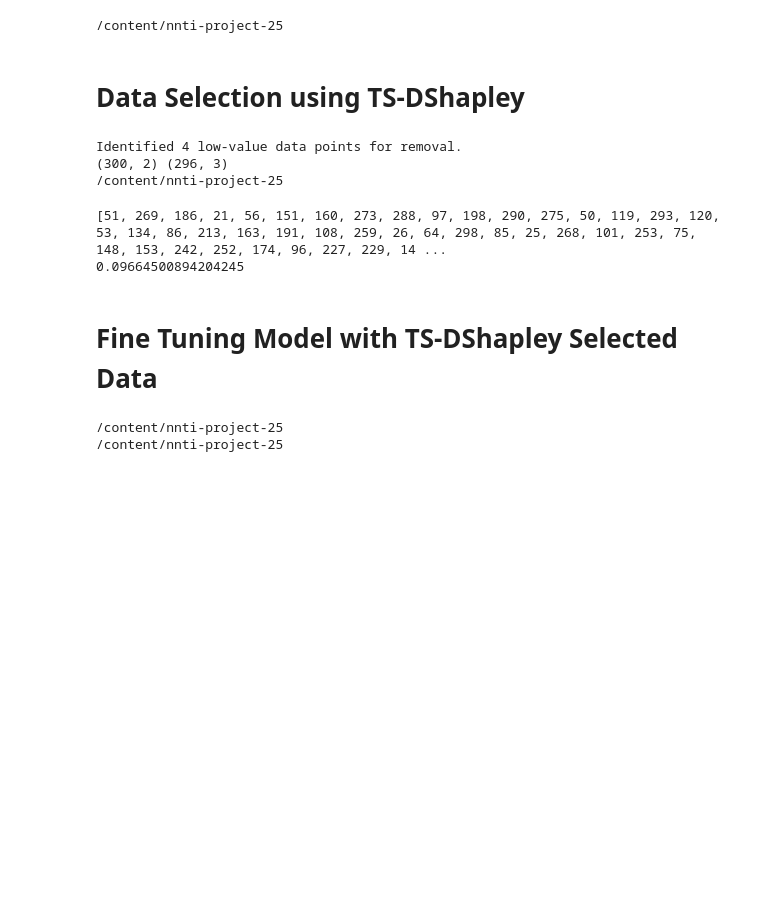
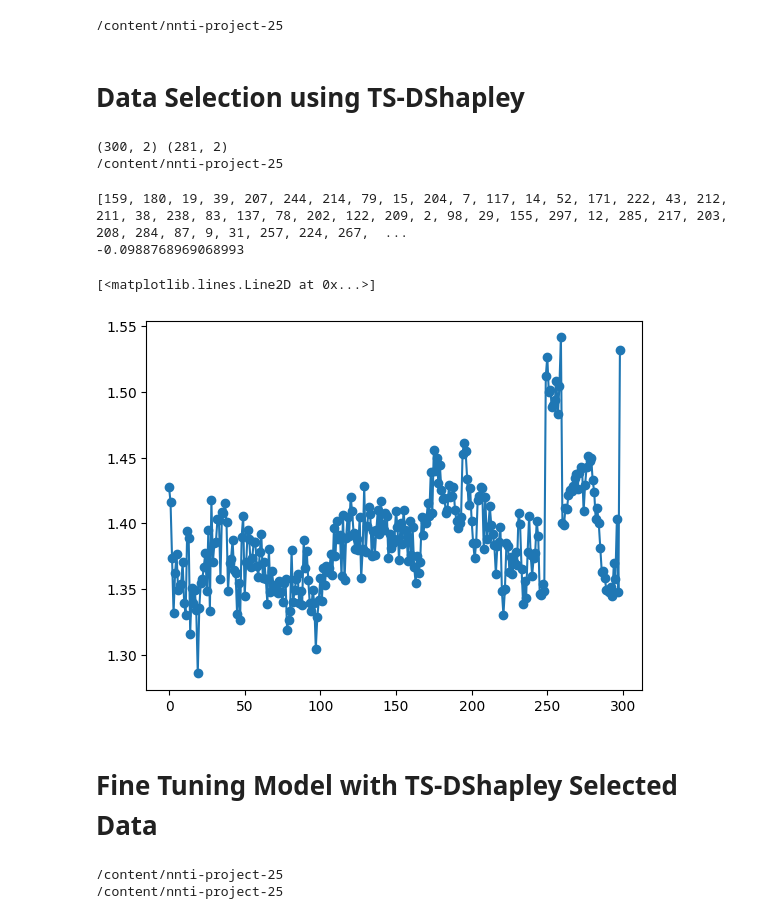
Before and after one commit to fas38/nnti-project-25, a Jupyter notebook: task_03.ipynb, the cells around one changed output. Saved outputs shown, nothing was run; the diff lists cells and outputs as text; code cells hidden in the pictures; blank space fills up the shorter version.

Commit message:
ts-dshapley change is sorting order

```diff
--- a/task_03.ipynb
+++ b/task_03.ipynb
@@ -501,7 +501,7 @@ class TS_DShapley:
       for _ in range(self.num_subsets):
           # subset_size = random.randint(len(self.representations) // 2, len(self.representations)) # selecting half to full set as subset
           subset_size = random.randint((len(self.representations)*0.5) // 2, (len(self.representations)*0.5)) # selecting half to 0.5 * full set as subset
-          subset_size = int(len(self.representations) * 0.3) # selecting fraction of the dataset as subset
+          # subset_size = int(len(self.representations) * 0.3) # selecting fraction of the dataset as subset
           subset_indices = random.sample(range(len(self.representations)), subset_size)
           self.sampled_subsets.append(subset_indices)
 
@@ -623,7 +623,7 @@ class TS_DShapley:
     Returns:
         Indices of instances to be removed.
     """
-    sorted_indices = sorted(self.shapley_values, key=self.shapley_values.__getitem__) # Sort in ascending order
+    sorted_indices = sorted(self.shapley_values, key=self.shapley_values.__getitem__, reverse=True) # Sort in descending order
     # sorted_indices = [i for i in sorted(self.shapley_values, key=self.shapley_values.__getitem__) if i in ext_indices] # # Sort in ascending order and only consider external datapoints
     validation_scores = []
 
@@ -639,7 +639,7 @@ class TS_DShapley:
 
     best_num_to_remove = np.argmin(validation_scores)
 
-    return sorted_indices[:best_num_to_remove], self.shapley_values  # Return indices of lowest-value instances to remove
+    return sorted_indices[:best_num_to_remove], self.shapley_values, validation_scores  # Return indices of lowest-value instances to remove
 # %% [markdown]
 # Setting Up Model and Data
 # %%
@@ -706,7 +706,7 @@ ts_dshapley.apply_pca()
 ts_dshapley.generate_sampling_chains()
 ts_dshapley.compute_marginal_contributions()
 ts_dshapley.aggregate_shapley_values()
-low_value_indices, shapley_values = ts_dshapley.identify_low_value_data(ext_indices=ext_indices)
+low_value_indices, shapley_values, validation_scores = ts_dshapley.identify_low_value_data(ext_indices=ext_indices)
 
 # Print results
 print(f"Identified {len(low_value_indices)} low-value data points for removal.")
@@ -715,6 +715,7 @@ print(f"Identified {len(low_value_indices)} low-value data points for removal.")
 temp = ext_data.copy()
 temp.drop(low_value_indices, inplace=True)
 temp.reset_index(inplace=True)
+temp.drop(columns=['index'], inplace=True)
 print(ext_data.shape, temp.shape)
 path = '/content/drive/My Drive/Colab Notebooks/nnti/'
 os.chdir(path)
@@ -722,16 +723,22 @@ temp.to_csv("selected_samples_ts_dshapley.csv", index=False)
 os.chdir("/content/nnti-project-25/")
 print(os.getcwd())
 # %% [output]
-Identified 4 low-value data points for removal.
-(300, 2) (296, 3)
+(300, 2) (281, 2)
 /content/nnti-project-25
 # %%
-sorted_indices = sorted(shapley_values, key=shapley_values.__getitem__)
+sorted_indices = sorted(shapley_values, key=shapley_values.__getitem__, reverse=True)
 print(sorted_indices)
-print(shapley_values[209])
+print(shapley_values[86])
 # %% [output]
-[51, 269, 186, 21, 56, 151, 160, 273, 288, 97, 198, 290, 275, 50, 119, 293, 120, 53, 134, 86, 213, 163, 191, 108, 259, 26, 64, 298, 85, 25, 268, 101, 253, 75, 148, 153, 242, 252, 174, 96, 227, 229, 14 ...
-0.09664500894204245
+[159, 180, 19, 39, 207, 244, 214, 79, 15, 204, 7, 117, 14, 52, 171, 222, 43, 212, 211, 38, 238, 83, 137, 78, 202, 122, 209, 2, 98, 29, 155, 297, 12, 285, 217, 203, 208, 284, 87, 9, 31, 257, 224, 267,  ...
+-0.0988768969068993
+# %%
+validation_scores[:21]
+import matplotlib.pyplot as plt
+plt.plot(range(len(validation_scores)), validation_scores, marker='o', linestyle='-')
+# %% [output]
+[<matplotlib.lines.Line2D at 0x...>]
+[figure, added]
 # %% [markdown]
 # Fine Tuning Model with TS-DShapley Selected Data
 # %%
```
Also changed, not shown: parts of 5 cells of this notebook.
